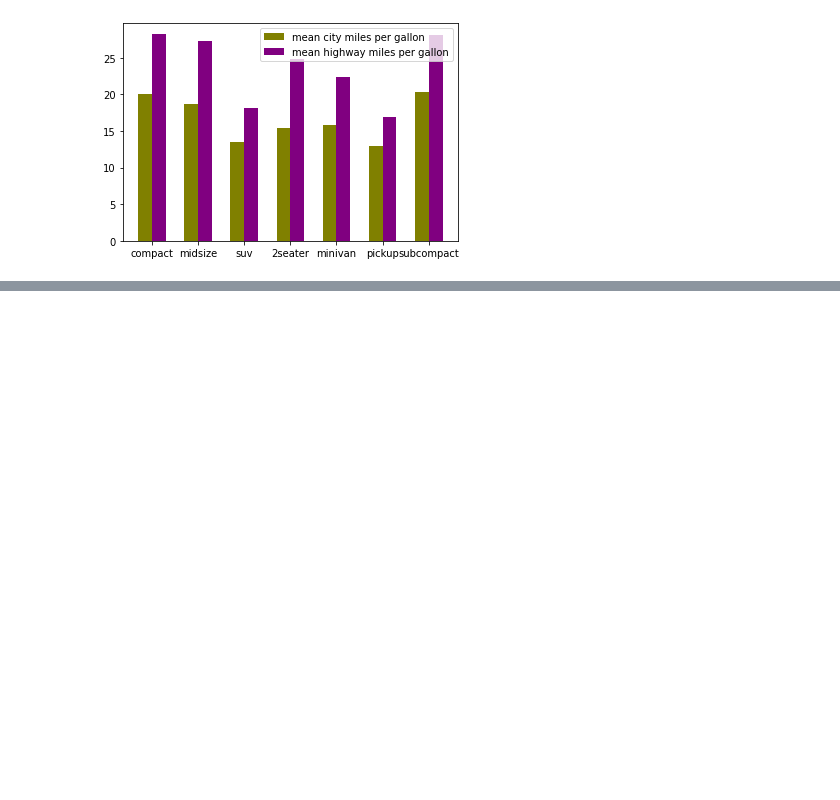
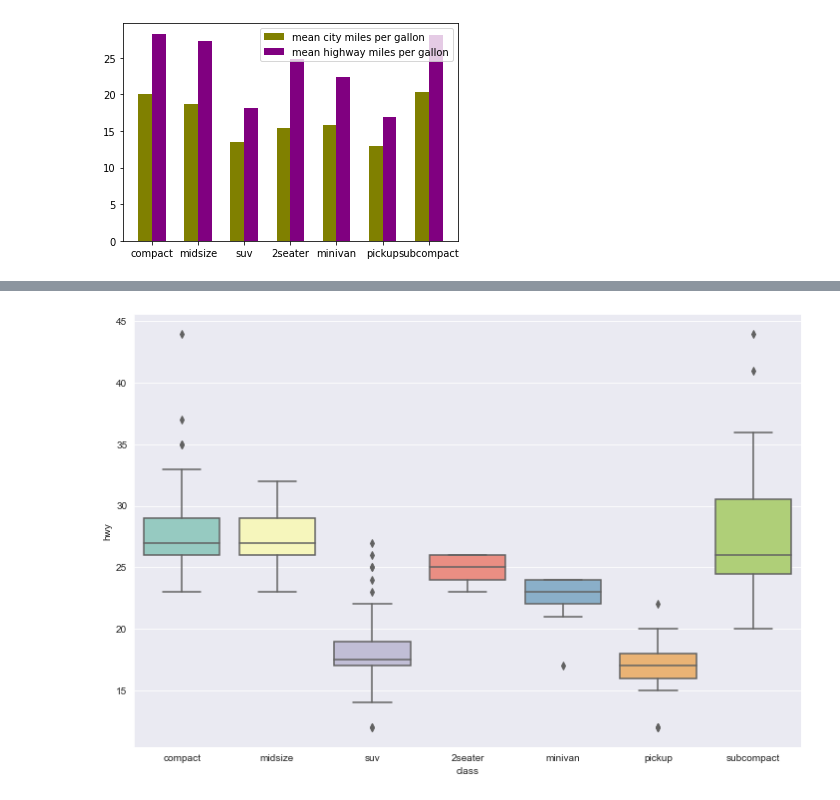
Before and after one commit to exeboy/PythonVisualization, a Jupyter notebook: Data_Visualization.ipynb, the cells around one changed output, grey strips where cells are left out. Cells and saved outputs as stored; diff of their text form; code cells hidden in the pictures; blank space fills up the shorter version.

```diff
--- a/Data_Visualization.ipynb
+++ b/Data_Visualization.ipynb
@@ -124,0 +157,6 @@ x =
+# %%
+plt.figure(figsize=(12, 8))
+ax = sns.boxplot(data=df, x='class', y='hwy', palette='Set3', showfliers=True) # use showfilers to avoid outlier data
+plt.show()
+# %% [output]
+[figure, added]
```
Also changed, not shown: parts of 18 cells of this notebook.
